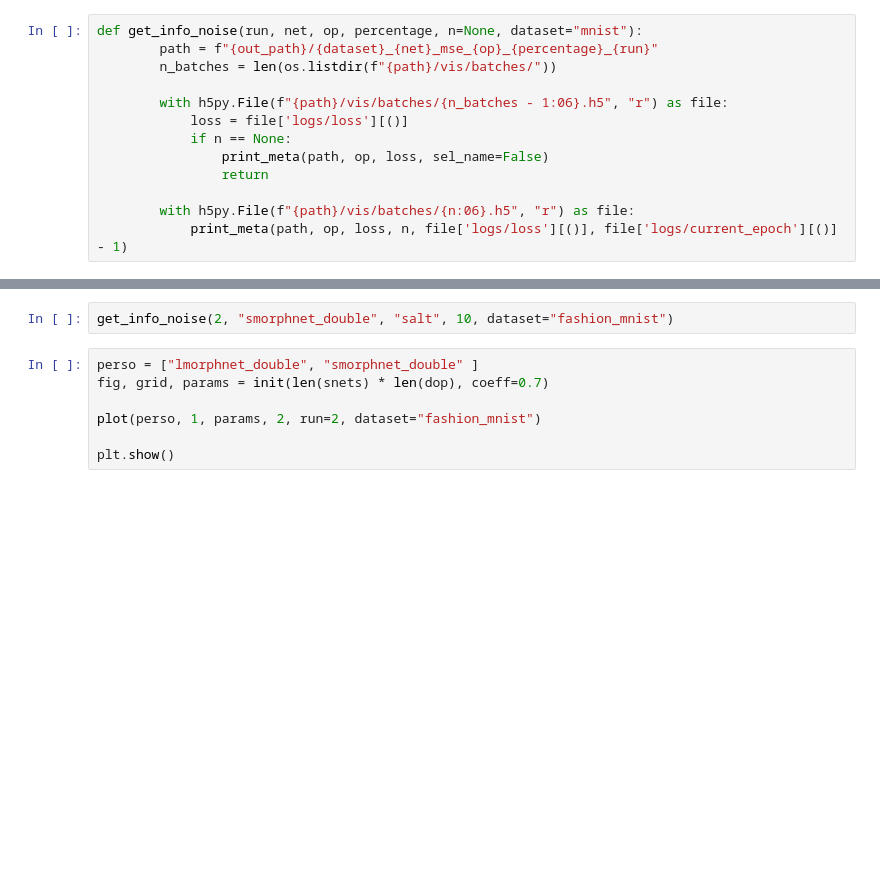
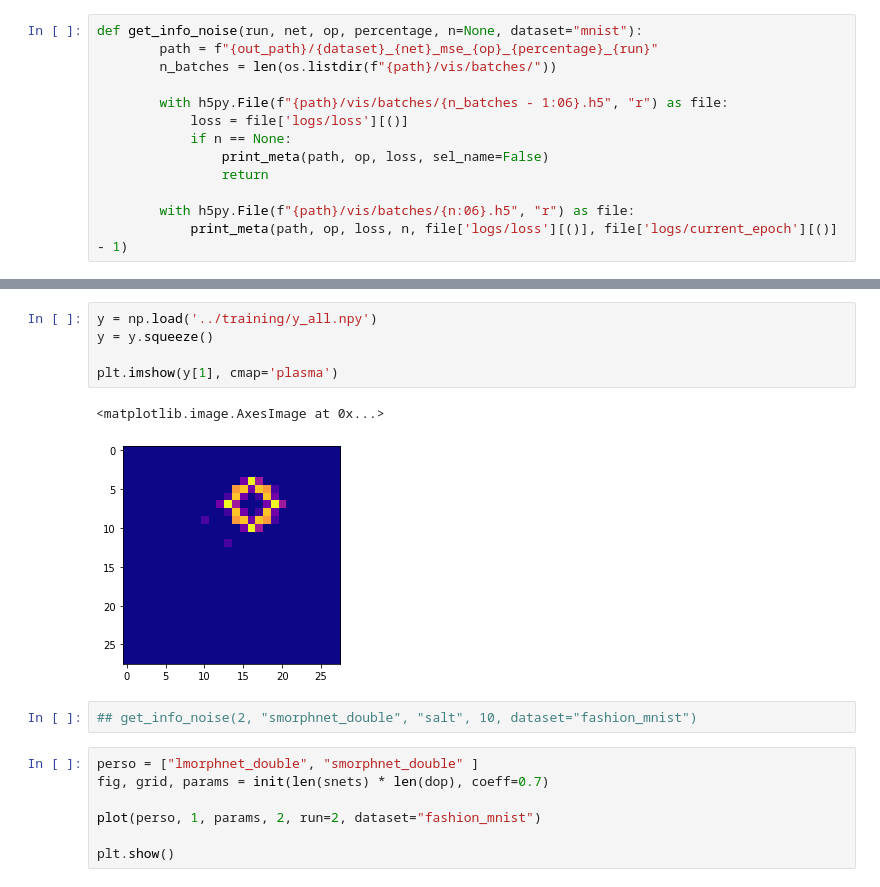
Before and after one commit to TheodoreAouad/MorphoNet, a Jupyter notebook: analysis/output_visualisation.ipynb, the cells around one changed output, grey strips where cells are left out. Cells and saved outputs as stored; diff of their text form; blank space fills up the shorter version.

```diff
--- a/analysis/output_visualisation.ipynb
+++ b/analysis/output_visualisation.ipynb
@@ -341,5 +330,13 @@ mnist_smorphnet_double_mse_bclosing_bsquare_0
+# %%
+y = np.load('../training/y_all.npy')
+y = y.squeeze()
+
+plt.imshow(y[1], cmap='plasma')
+# %% [output]
+<matplotlib.image.AxesImage at 0x...>
+[figure, added]
 # %%
-get_info_noise(2, "smorphnet_double", "salt", 10, dataset="fashion_mnist")
+## get_info_noise(2, "smorphnet_double", "salt", 10, dataset="fashion_mnist")
 # %%
 perso = ["lmorphnet_double", "smorphnet_double" ]
 fig, grid, params = init(len(snets) * len(dop), coeff=0.7)
```
Also changed, not shown: parts of 9 cells of this notebook, 2 other files.
